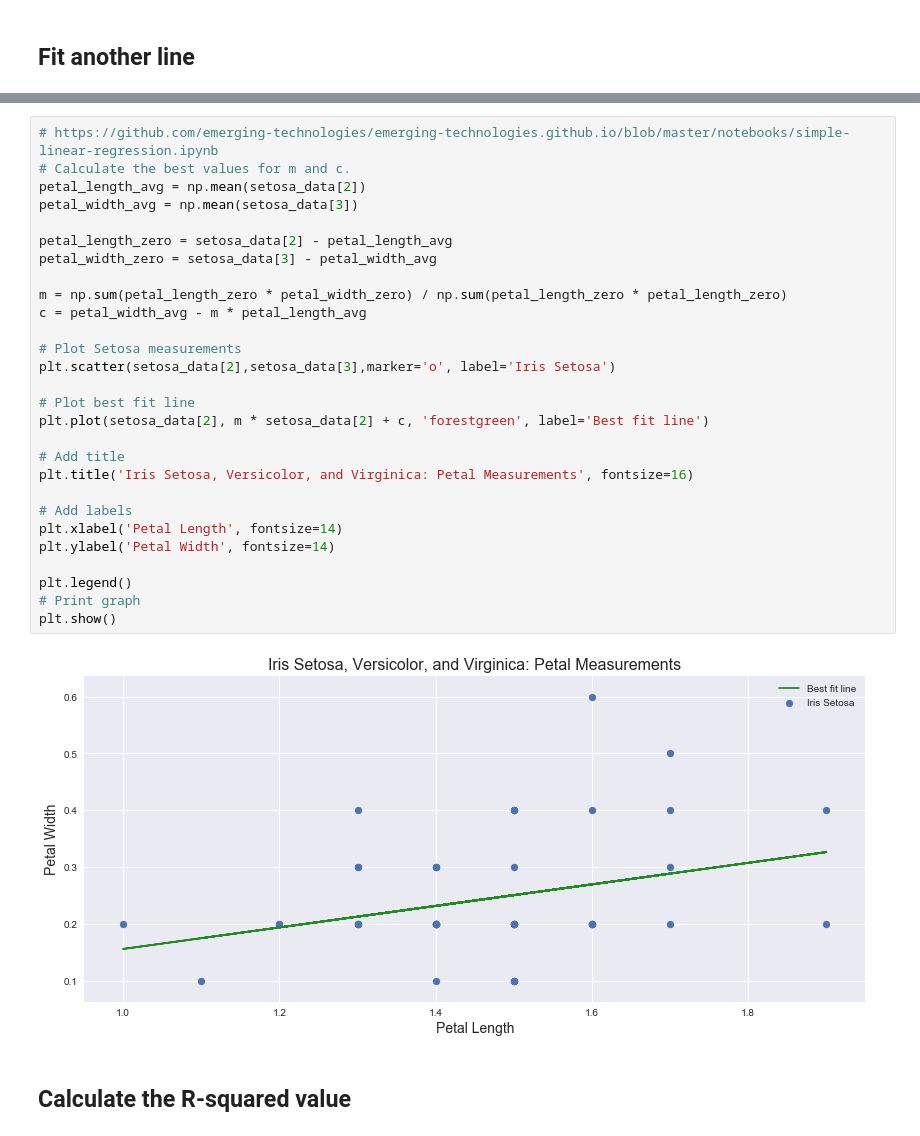
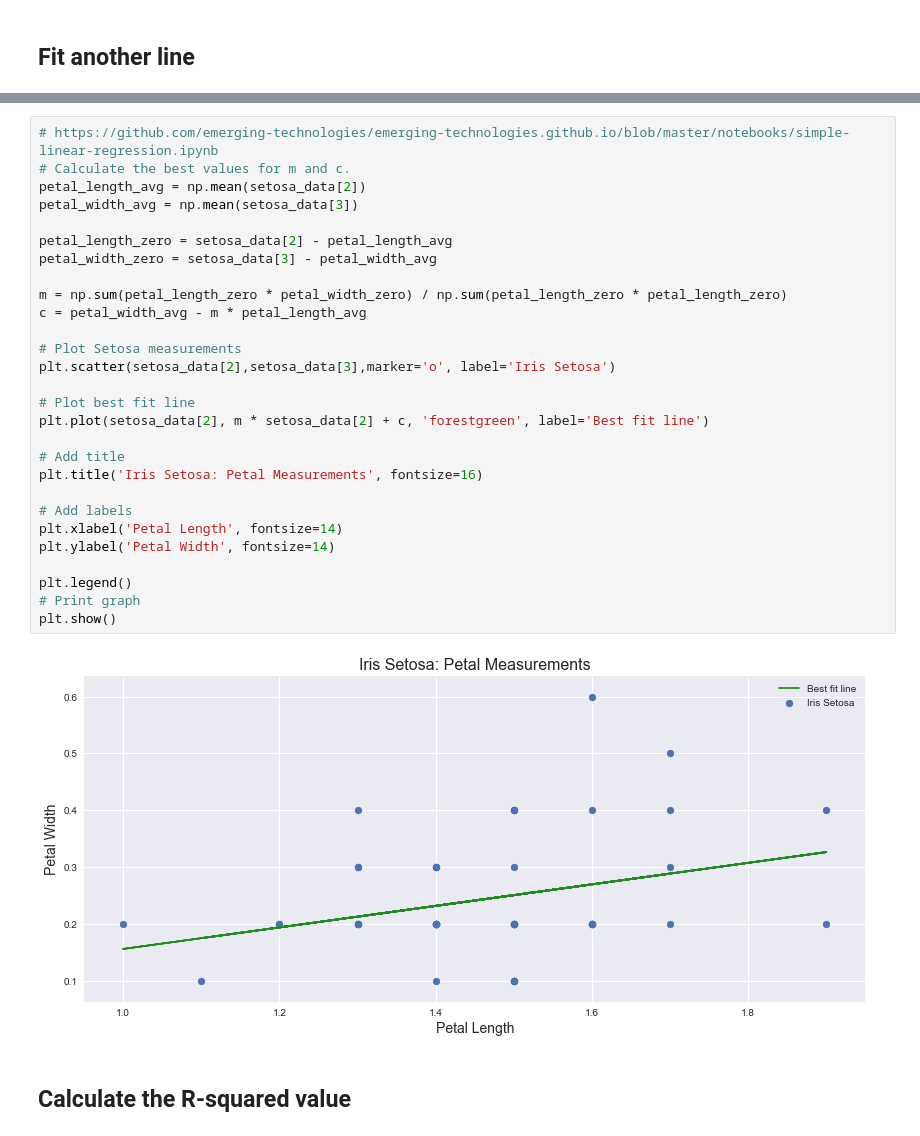
Before and after one commit to taraokelly/Problem-set-Jupyter-Pyplot-and-Numpy, a Jupyter notebook: solutions/solution.ipynb, the cells around one changed output, grey strips where cells are left out. Cells and saved outputs as stored; diff of their text form.

Commit message:
Gradient descent: plot

```diff
--- a/solutions/solution.ipynb
+++ b/solutions/solution.ipynb
@@ -193,33 +190,33 @@ array([[ 5.1,  4.9,  4.7,  4.6,  5. ,  5.4,  4.6,  5. ,  4.4,  4.9,  5.4,
 # %%
 # https://github.com/emerging-technologies/emerging-technologies.github.io/blob/master/notebooks/simple-linear-regression.ipynb
 # Calculate the best values for m and c.
 petal_length_avg = np.mean(setosa_data[2])
 petal_width_avg = np.mean(setosa_data[3])
 
 petal_length_zero = setosa_data[2] - petal_length_avg
 petal_width_zero = setosa_data[3] - petal_width_avg
 
 m = np.sum(petal_length_zero * petal_width_zero) / np.sum(petal_length_zero * petal_length_zero)
 c = petal_width_avg - m * petal_length_avg
 
 # Plot Setosa measurements
 plt.scatter(setosa_data[2],setosa_data[3],marker='o', label='Iris Setosa')
 
 # Plot best fit line
 plt.plot(setosa_data[2], m * setosa_data[2] + c, 'forestgreen', label='Best fit line')
 
 # Add title
-plt.title('Iris Setosa, Versicolor, and Virginica: Petal Measurements', fontsize=16)
+plt.title('Iris Setosa: Petal Measurements', fontsize=16)
 
 # Add labels
 plt.xlabel('Petal Length', fontsize=14)
 plt.ylabel('Petal Width', fontsize=14)
 
 plt.legend()
 # Print graph
 plt.show()
 # %% [output]
-[figure, old version]
+[figure, new version]
 # %% [markdown]
 ## Calculate the R-squared value
 # %%
```
Also changed, not shown: parts of 5 cells of this notebook, 1 other file.
